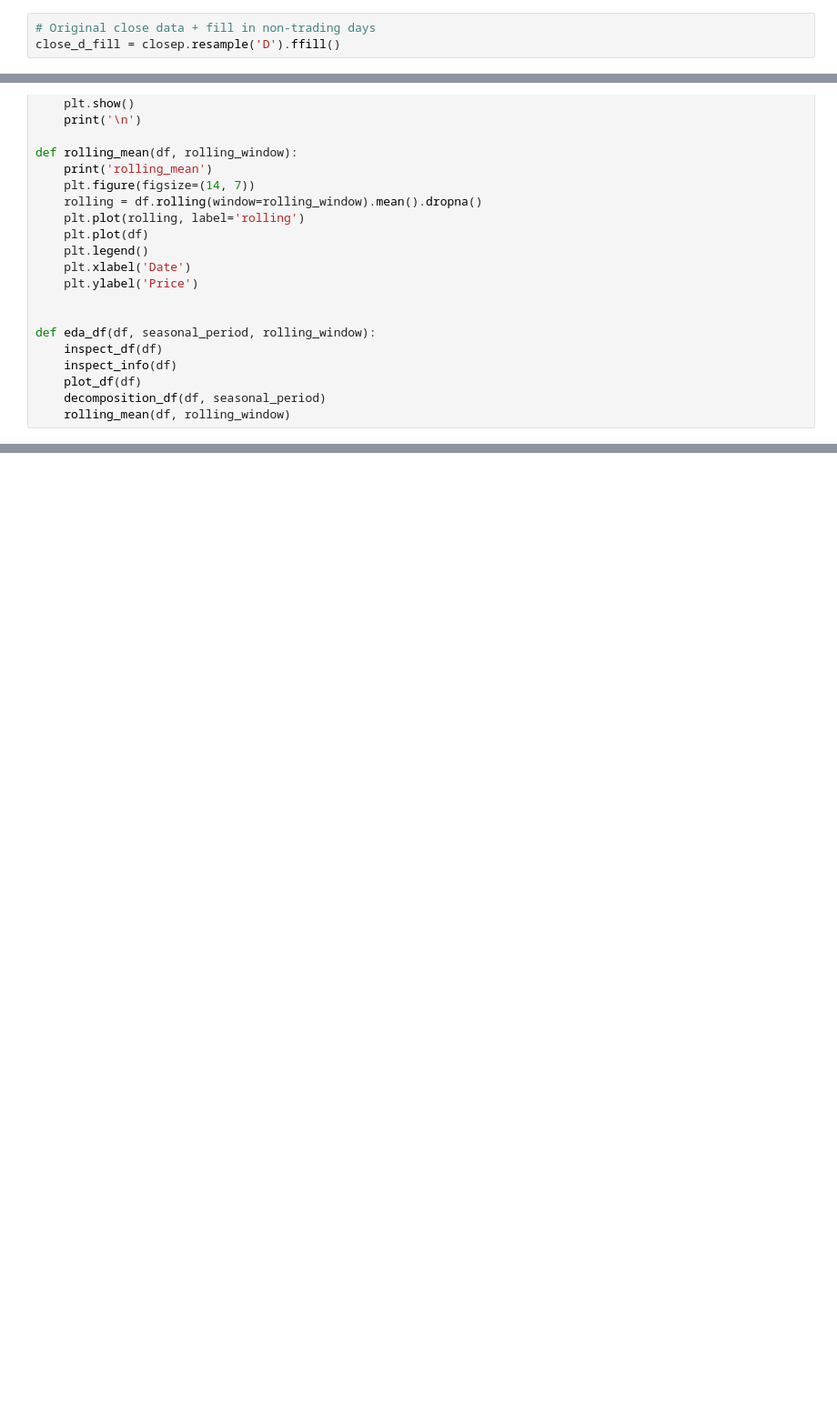
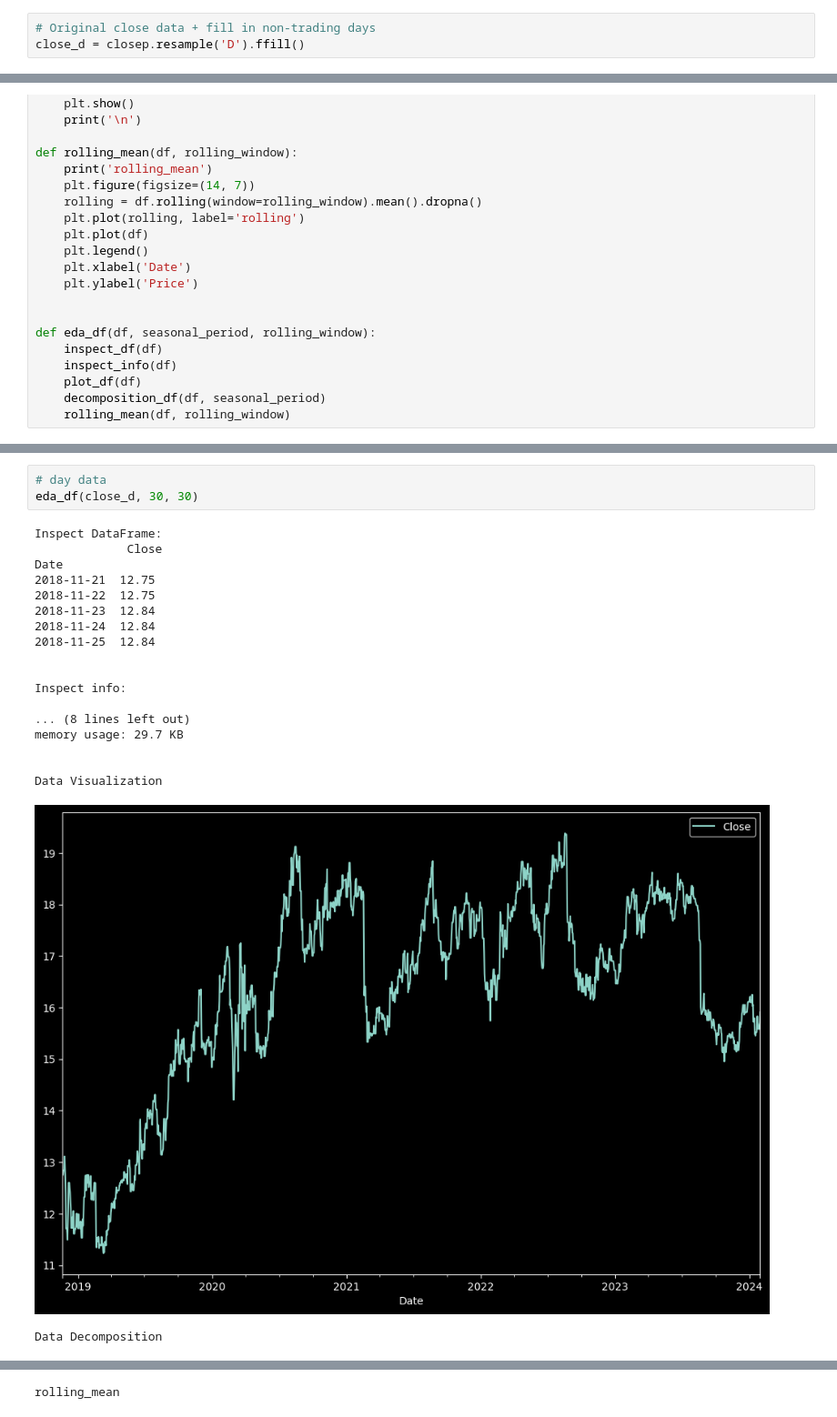
Before and after one commit to VeraLyu2022/iod, a Jupyter notebook: project 2/col eda and fucntion project2.ipynb, the cells around one changed output, grey strips where cells are left out. Shown at 91% size. Drawn from its saved outputs; the diff is of its cells as text; blank space fills up the shorter version.

```diff
--- a/project 2/col eda and fucntion project2.ipynb
+++ b/project 2/col eda and fucntion project2.ipynb
@@ -194,7 +194,7 @@ col_c['volume_ws'].plot()
 close_d_org = col[['Close']].copy()
 # %%
 # Original close data + fill in non-trading days
-close_d_fill = closep.resample('D').ffill()
+close_d = closep.resample('D').ffill()
 # %%
 #weekly close data
 close_w = closep.resample('W').last()
@@ -244,0 +274,23 @@ def eda_df(df, seasonal_period, rolling_window):
+# %%
+# day data
+eda_df(close_d, 30, 30)
+# %% [output]
+Inspect DataFrame:
+             Close
+Date
+2018-11-21  12.75
+2018-11-22  12.75
+2018-11-23  12.84
+2018-11-24  12.84
+2018-11-25  12.84
+
+
+Inspect info:
+
+... (8 lines left out)
+memory usage: 29.7 KB
+
+
+Data Visualization
+[figure, added]
+Data Decomposition
@@ -244,0 +298 @@ def eda_df(df, seasonal_period, rolling_window):
+rolling_mean
```
Also changed, not shown: parts of 12 cells of this notebook.
